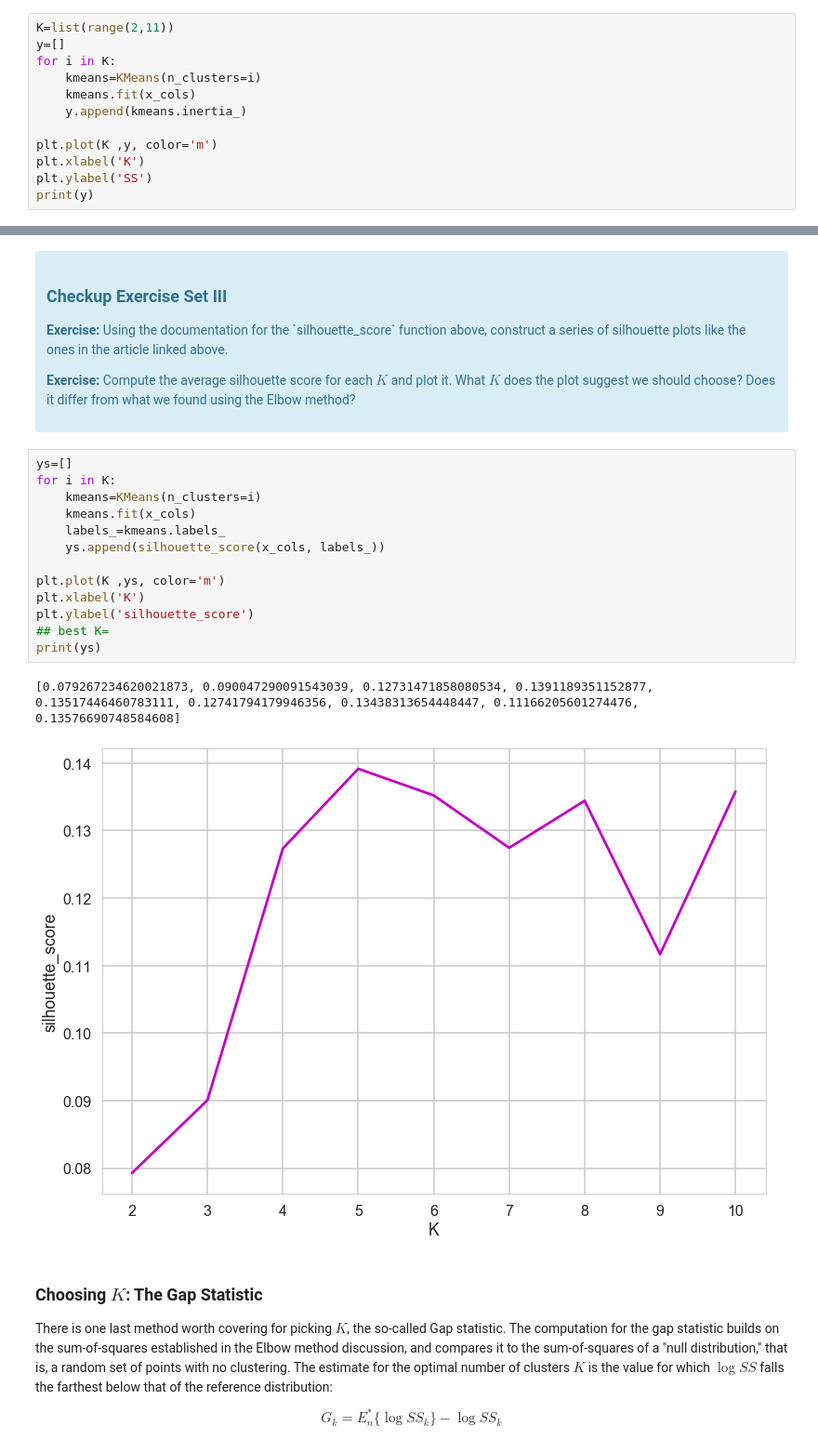
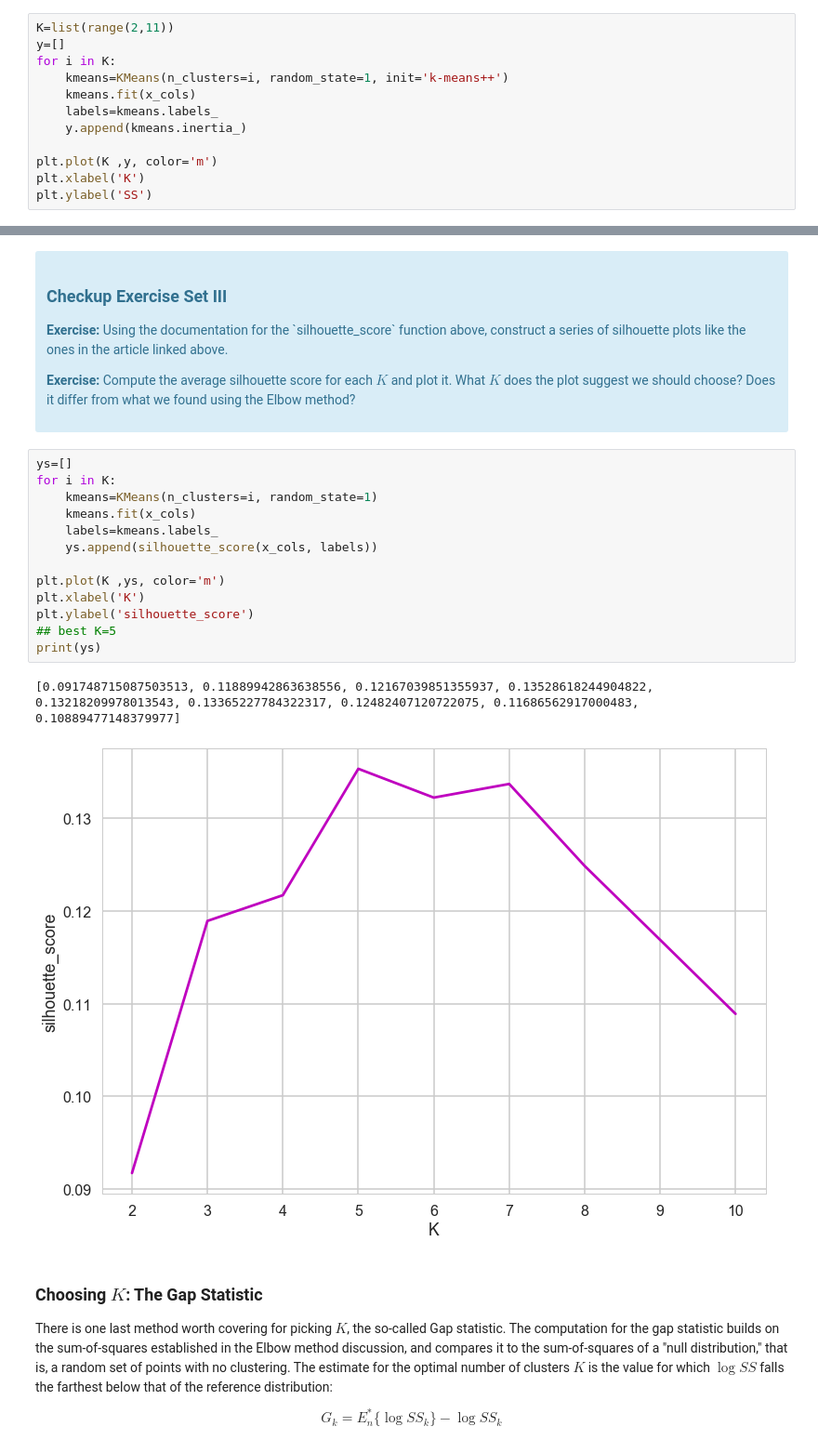
Before and after one commit to DrAugustine1981/Springboard, a Jupyter notebook: Mini_Project_Clustering.ipynb, the cells around one changed output, grey strips where cells are left out. Shown: that part at 93% size. Saved outputs shown, nothing was run; the diff lists cells and outputs as text.

```diff
--- a/Mini_Project_Clustering.ipynb
+++ b/Mini_Project_Clustering.ipynb
@@ -135,12 +139,12 @@ array([[ 0.,  0.,  0., ...,  1.,  0.,  0.],
 K=list(range(2,11))
 y=[]
 for i in K:
-    kmeans=KMeans(n_clusters=i)
+    kmeans=KMeans(n_clusters=i, random_state=1, init='k-means++')
     kmeans.fit(x_cols)
+    labels=kmeans.labels_
     y.append(kmeans.inertia_)
 
 plt.plot(K ,y, color='m')
 plt.xlabel('K')
 plt.ylabel('SS')
-print(y)
 # %% [output]
@@ -189,19 +193,19 @@ Fortunately, scikit-learn provides a function to compute this for us (phew!) cal
 # %%
 ys=[]
 for i in K:
-    kmeans=KMeans(n_clusters=i)
+    kmeans=KMeans(n_clusters=i, random_state=1)
     kmeans.fit(x_cols)
-    labels_=kmeans.labels_
-    ys.append(silhouette_score(x_cols, labels_))
+    labels=kmeans.labels_
+    ys.append(silhouette_score(x_cols, labels))
 
 plt.plot(K ,ys, color='m')
 plt.xlabel('K')
 plt.ylabel('silhouette_score')
-## best K=
+## best K=5
 print(ys)
 # %% [output]
-[0.079267234620021873, 0.090047290091543039, 0.12731471858080534, 0.1391189351152877, 0.13517446460783111, 0.12741794179946356, 0.13438313654448447, 0.11166205601274476, 0.13576690748584608]
+[0.091748715087503513, 0.11889942863638556, 0.12167039851355937, 0.13528618244904822, 0.13218209978013543, 0.13365227784322317, 0.12482407120722075, 0.11686562917000483, 0.10889477148379977]
-[figure, old version]
+[figure, new version]
 # %% [markdown]
 ### Choosing $K$: The Gap Statistic
 
```
Also changed, not shown: parts of 20 cells of this notebook.
